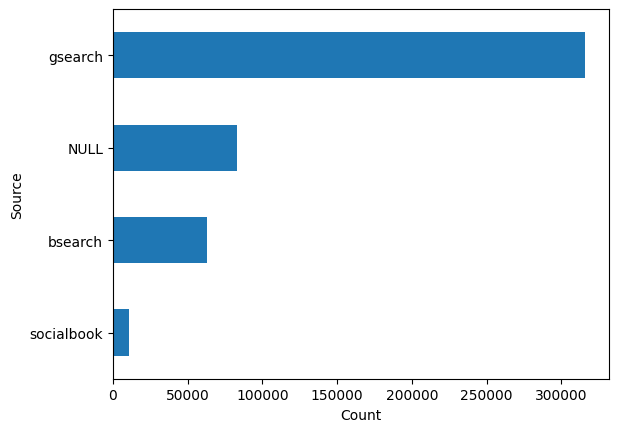
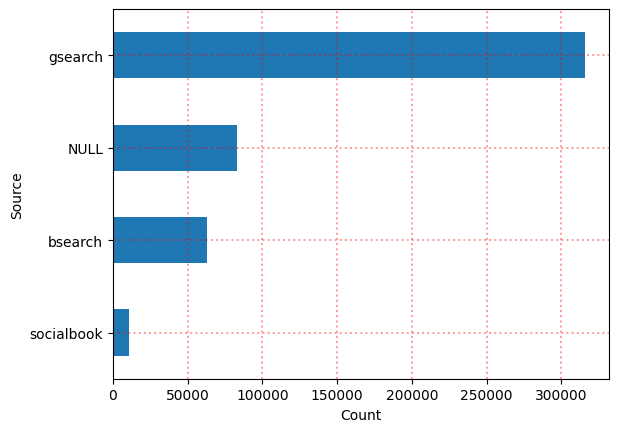
The notebook cell's code change between the first figure and the second:
--- before
+++ after
@@ -2,2 +2,3 @@
 plt.xlabel('Count')
 plt.ylabel('Source')
+plt.grid(color='red', alpha=0.4, ls=':', lw=1.4)

Commit: Add files via upload